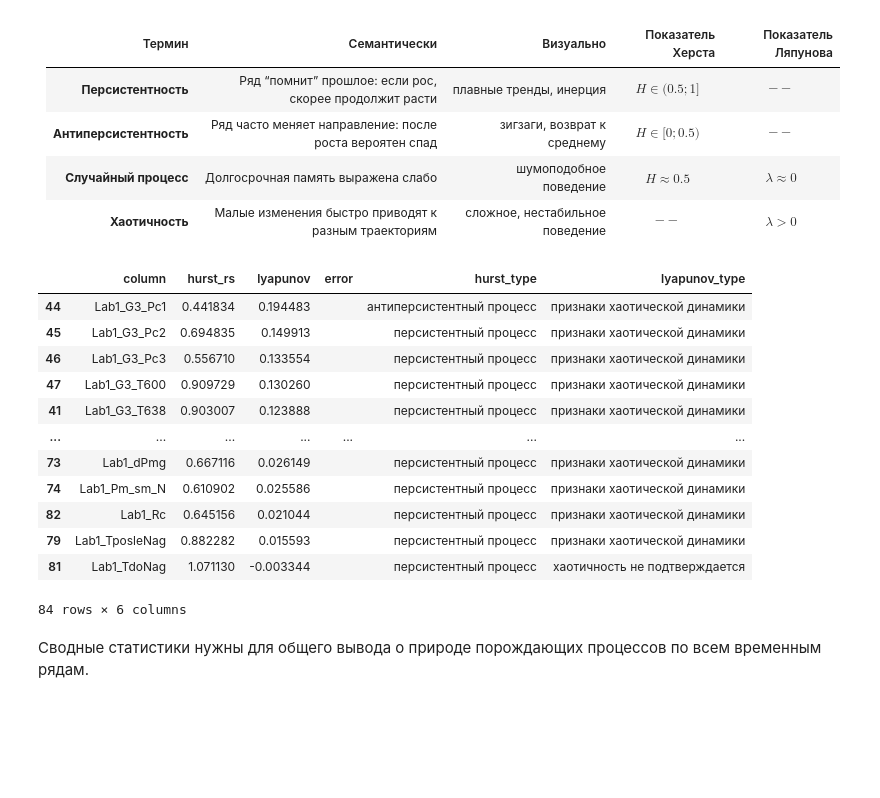
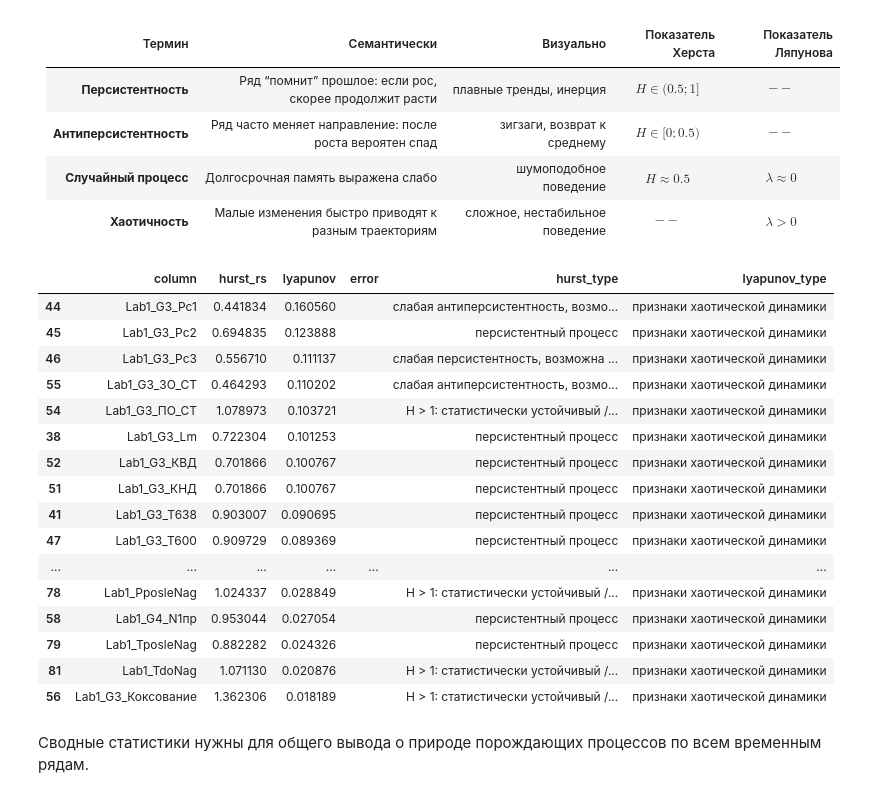
Before and after one commit to timofeevAS/tda-2026, a Jupyter notebook: tda.ipynb, the cells around one changed output. Cells and saved outputs as stored; diff of their text form; code cells hidden in the pictures; blank space fills up the shorter version.

```diff
--- a/tda.ipynb
+++ b/tda.ipynb
@@ -30,9 +30,6 @@ import nolds
 # %%
 def prepare_series(series):
     x = series.to_numpy()
-
-    if len(x) < 100:
-        return None
 
     std = x.std()
     if std == 0:
@@ -72,13 +73,13 @@ results = []
 for col in numeric_cols:
     x = prepare_series(df_tda[col])
 
-    # Если ряд слишком короткий или константный, показатели для него не считаются.
+    # Если ряд константный, показатели для него не считаются.
     if x is None:
         results.append({
             "column": col,
             "hurst_rs": np.nan,
             "lyapunov": np.nan,
-            "error": "too short or constant series",
+            "error": "constant series",
         })
         continue
 
@@ -98,15 +99,10 @@ for col in numeric_cols:
     else:
         hurst_error = ""
 
-    # Крупнейший показатель Ляпунова методом Розенштейна.
-    # Положительное значение указывает на чувствительность к начальным условиям.
     try:
         lyapunov = nolds.lyap_r(
             x,
-            emb_dim=6,
             lag=1,
-            min_tsep=10,
-            trajectory_len=20,
             fit="poly",
         )
     except Exception as exc:
@@ -134,6 +130,8 @@ for col in numeric_cols:
 | `error`    | Текст ошибки вычисления метрик (если расчёт для признака завершился неуспешно)                              |
 # %%
 process_report = pd.DataFrame(results)
+pd.set_option("display.max_rows", None)
+pd.set_option("display.max_columns", None)
 process_report
 # %% [output]
 |  | column | hurst_rs | lyapunov | error |
@@ -159,47 +161,61 @@ process_report
 | **Случайный процесс**   | Долгосрочная память выражена слабо                      | шумоподобное поведение          | $$H \approx 0.5$$        |  $$\lambda \approx 0$$       |
 | **Хаотичность**         | Малые изменения быстро приводят к разным траекториям    | сложное, нестабильное поведение | $$--$$                   | $$\lambda > 0$$              |
 # %%
+h = process_report["hurst_rs"]
+
 process_report["hurst_type"] = np.select(
     [
-        process_report["hurst_rs"] < 0.45,
-        process_report["hurst_rs"].between(0.45, 0.55),
-        process_report["hurst_rs"] > 0.55,
+        h.isna(),
+        h < 0,
+        h <= 0.4,
+        (h > 0.4) & (h <= 0.5),
+        (h > 0.5) & (h <= 0.6),
+        (h > 0.6) & (h <= 1.0),
+        h > 1.0,
     ],
     [
+        "H < 1: статистически устойчивый / стационарный процесс",
+        "значение H вне ожидаемого диапазона",
         "антиперсистентный процесс",
-        "близко к случайному процессу",
+        "слабая антиперсистентность, возможна хаотическая динамика",
+        "слабая персистентность, возможна хаотическая динамика",
         "персистентный процесс",
+        "H > 1: статистически устойчивый / стационарный процесс",
     ],
     default="не определено",
 )
 
 process_report["lyapunov_type"] = np.select(
     [
         process_report["lyapunov"] > 0,
         process_report["lyapunov"] <= 0,
     ],
     [
         "признаки хаотической динамики",
         "хаотичность не подтверждается",
     ],
     default="не определено",
 )
 
 display(process_report.sort_values("lyapunov", ascending=False))
 # %% [output]
 |  | column | hurst_rs | lyapunov | error | hurst_type | lyapunov_type |
-| 44 | Lab1_G3_Pc1 | 0.441834 | 0.194483 |  | антиперсистентный процесс | признаки хаотической динамики |
-| 45 | Lab1_G3_Pc2 | 0.694835 | 0.149913 |  | персистентный процесс | признаки хаотической динамики |
-| 46 | Lab1_G3_Pc3 | 0.556710 | 0.133554 |  | персистентный процесс | признаки хаотической динамики |
-| 47 | Lab1_G3_T600 | 0.909729 | 0.130260 |  | персистентный процесс | признаки хаотической динамики |
-| 41 | Lab1_G3_T638 | 0.903007 | 0.123888 |  | персистентный процесс | признаки хаотической динамики |
+| 44 | Lab1_G3_Pc1 | 0.441834 | 0.160560 |  | слабая антиперсистентность, возмо... | признаки хаотической динамики |
+| 45 | Lab1_G3_Pc2 | 0.694835 | 0.123888 |  | персистентный процесс | признаки хаотической динамики |
+| 46 | Lab1_G3_Pc3 | 0.556710 | 0.111137 |  | слабая персистентность, возможна ... | признаки хаотической динамики |
+| 55 | Lab1_G3_ЗО_СТ | 0.464293 | 0.110202 |  | слабая антиперсистентность, возмо... | признаки хаотической динамики |
+| 54 | Lab1_G3_ПО_СТ | 1.078973 | 0.103721 |  | H > 1: статистически устойчивый /... | признаки хаотической динамики |
+| 38 | Lab1_G3_Lm | 0.722304 | 0.101253 |  | персистентный процесс | признаки хаотической динамики |
+| 52 | Lab1_G3_КВД | 0.701866 | 0.100767 |  | персистентный процесс | признаки хаотической динамики |
+| 51 | Lab1_G3_КНД | 0.701866 | 0.100767 |  | персистентный процесс | признаки хаотической динамики |
+| 41 | Lab1_G3_T638 | 0.903007 | 0.090695 |  | персистентный процесс | признаки хаотической динамики |
+| 47 | Lab1_G3_T600 | 0.909729 | 0.089369 |  | персистентный процесс | признаки хаотической динамики |
 | ... | ... | ... | ... | ... | ... | ... |
-| 73 | Lab1_dPmg | 0.667116 | 0.026149 |  | персистентный процесс | признаки хаотической динамики |
-| 74 | Lab1_Pm_sm_N | 0.610902 | 0.025586 |  | персистентный процесс | признаки хаотической динамики |
-| 82 | Lab1_Rc | 0.645156 | 0.021044 |  | персистентный процесс | признаки хаотической динамики |
-| 79 | Lab1_TposleNag | 0.882282 | 0.015593 |  | персистентный процесс | признаки хаотической динамики |
-| 81 | Lab1_TdoNag | 1.071130 | -0.003344 |  | персистентный процесс | хаотичность не подтверждается |
+| 78 | Lab1_PposleNag | 1.024337 | 0.028849 |  | H > 1: статистически устойчивый /... | признаки хаотической динамики |
+| 58 | Lab1_G4_N1пр | 0.953044 | 0.027054 |  | персистентный процесс | признаки хаотической динамики |
+| 79 | Lab1_TposleNag | 0.882282 | 0.024326 |  | персистентный процесс | признаки хаотической динамики |
+| 81 | Lab1_TdoNag | 1.071130 | 0.020876 |  | H > 1: статистически устойчивый /... | признаки хаотической динамики |
+| 56 | Lab1_G3_Коксование | 1.362306 | 0.018189 |  | H > 1: статистически устойчивый /... | признаки хаотической динамики |
-84 rows × 6 columns
 # %% [markdown]
 Сводные статистики нужны для общего вывода о природе порождающих процессов по всем временным рядам.
 # %%
```
Also changed, not shown: parts of 5 cells of this notebook.
